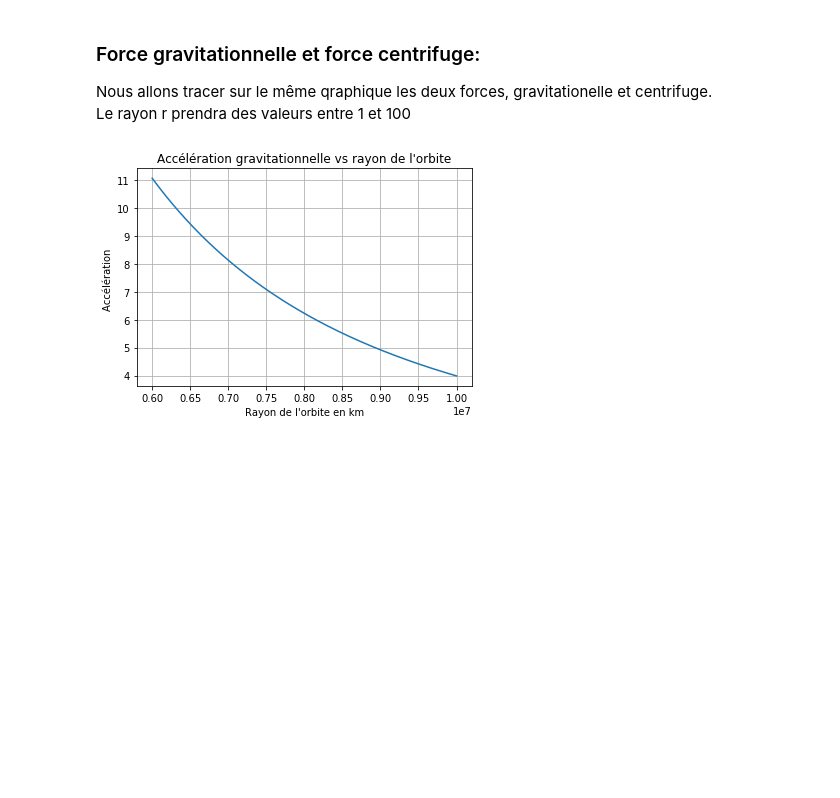
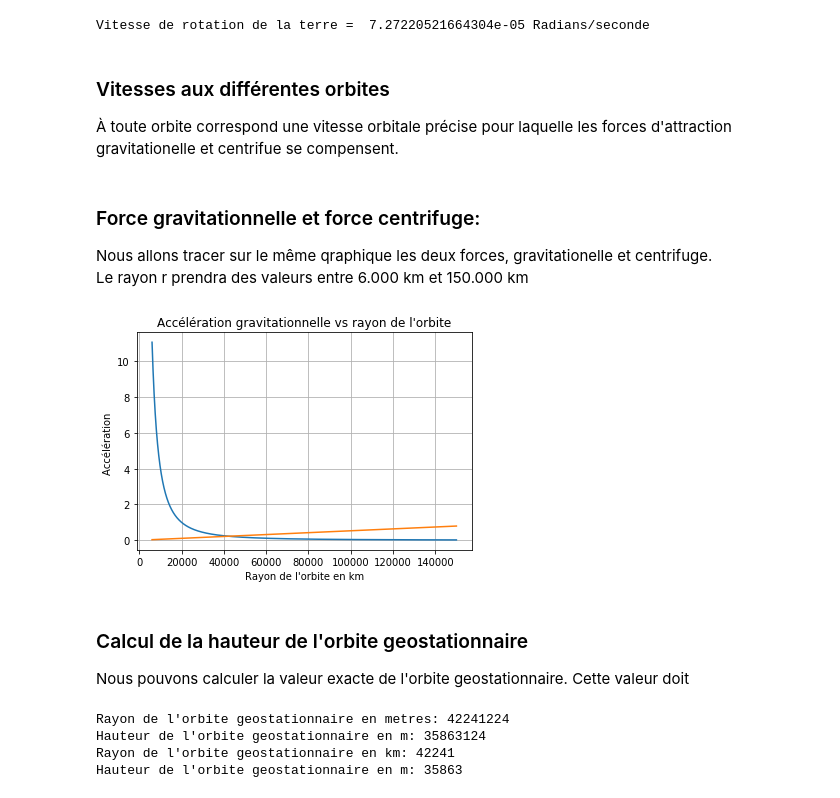
Before and after one commit to christophe-bonnefoy/TPE-SRR-2018, a Jupyter notebook: TPE-Ascenseur-Spatial.ipynb, the cells around one changed output. Cells and saved outputs as stored; diff of their text form; code cells hidden in the pictures; blank space fills up the shorter version.

```diff
--- a/TPE-Ascenseur-Spatial.ipynb
+++ b/TPE-Ascenseur-Spatial.ipynb
@@ -14,0 +19,8 @@ RTerre = 6.371E6   # Rayon de la Terre en m, soit 6371 km
+# %%
+Wt = (2*np.pi)/(24*60*60)
+print("Vitesse de rotation de la terre = ",Wt,"Radians/seconde")
+# %% [output]
+Vitesse de rotation de la terre =  7.27220521664304e-05 Radians/seconde
+# %% [markdown]
+### Vitesses aux différentes orbites
+À toute orbite correspond une vitesse orbitale précise pour laquelle les forces d'attraction gravitationelle et centrifue se compensent.
@@ -15,33 +30,42 @@ RTerre = 6.371E6   # Rayon de la Terre en m, soit 6371 km
 # %% [markdown]
 ### Force gravitationnelle et force centrifuge:
 Nous allons tracer sur le même qraphique les deux forces, gravitationelle et centrifuge.
-Le rayon r prendra des valeurs entre 1 et 100
+Le rayon r prendra des valeurs entre 6.000 km et 150.000 km
-# %%
-ForceGravitation =       (G*M)/(r**2)
-VitesseAngulaire = np.sqrt((G*M)/(r**3))
-'''
-r = np.arange(50000, 300000, 1)
-
-ForceCentrifuge  = np.sqrt((G*M)/(r**3))
-
-plt.plot(r, ForceGravitation)
-
-plt.xlabel("Rayon de l'orbite en km")
-plt.ylabel("Accélération ")
-plt.grid()
-plt.title("Accélération gravitationnelle vs rayon de l'orbite")
-
-plt.show()
-'''
-r = np.arange(6000000, 10000000, 1)
-
-plt.plot(r, ForceGravitation)
-
-plt.xlabel("Rayon de l'orbite en km")
-plt.ylabel("Accélération ")
-plt.grid()
-plt.title("Accélération gravitationnelle vs rayon de l'orbite")
-
-plt.show()
-# %% [output]
-[figure, removed]
+# %%
+# Le rayon r prendra des valeurs entre 6.000 km et 150.000 km
+r_km = np.arange(6000, 150000, 1)
+
+ForceGravitation = 1E-6 * (G*M)/(r_km**2)
+ForceCentrifuge  = 1E3  * r_km * Wt**2
+
+plt.plot(r_km, ForceGravitation)
+plt.plot(r_km, ForceCentrifuge)
+
+plt.xlabel("Rayon de l'orbite en km")
+plt.ylabel("Accélération ")
+plt.grid()
+plt.title("Accélération gravitationnelle vs rayon de l'orbite")
+
+plt.show()
+# %% [output]
+[figure, added]
+# %% [markdown]
+### Calcul de la hauteur de l'orbite geostationnaire
+Nous pouvons calculer la valeur exacte de l'orbite geostationnaire. Cette valeur doit
+# %%
+Rg = ((G*M)/(Wt**2))**(1/3)
+Hg = Rg - Rt
+
+print("Rayon de l'orbite geostationnaire en metres:",int(Rg))
+print("Hauteur de l'orbite geostationnaire en m:",int(Hg))
+
+Rg = ((G*M)/(Wt**2))**(1/3) * 1E-3
+Hg = Hg * 1E-3
+
+print("Rayon de l'orbite geostationnaire en km:",int(Rg))
+print("Hauteur de l'orbite geostationnaire en m:",int(Hg))
+# %% [output]
+Rayon de l'orbite geostationnaire en metres: 42241224
+Hauteur de l'orbite geostationnaire en m: 35863124
+Rayon de l'orbite geostationnaire en km: 42241
+Hauteur de l'orbite geostationnaire en m: 35863
```
Also changed, not shown: parts of 7 cells of this notebook.
